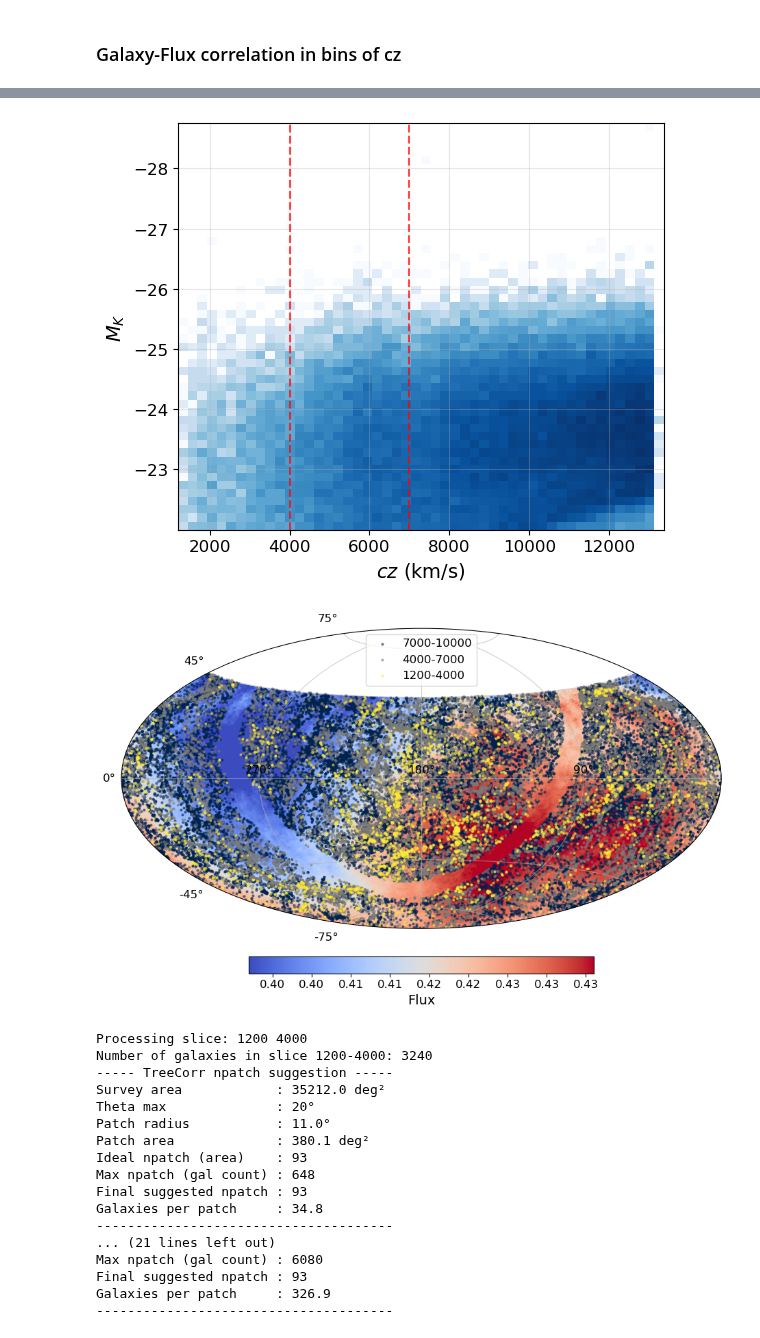
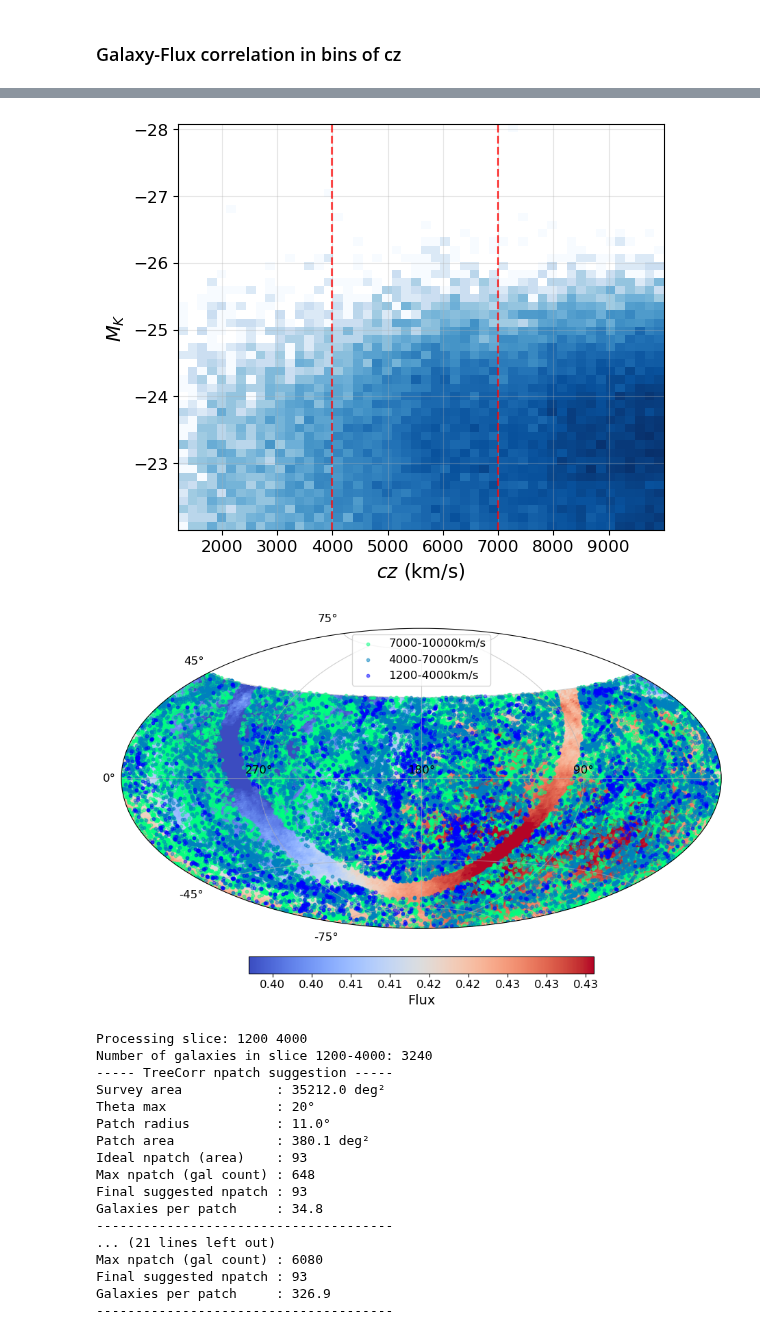
Before and after one commit to FedeDavilaKurban/Auger, a Jupyter notebook: plot2_GLADE_paper1.ipynb, the cells around one changed output, grey strips where cells are left out. Cells and saved outputs as stored; diff of their text form; code cells hidden in the pictures.

Commit message:
cleaned up plots

```diff
--- a/plot2_GLADE_paper1.ipynb
+++ b/plot2_GLADE_paper1.ipynb
@@ -193,12 +193,11 @@ fcat = treecorr.Catalog(ra=flux_ra, dec=flux_dec, k=flux_val,
 VISUALIZE GALAXY DISTRIBUTION BEFORE CORRELATIONS
 """
 cz_slices = [(1200, 4000), (4000, 7000), (7000, 10000)]
-colors = plt.cm.cividis(np.linspace(0, 1, len(cz_slices)))  # consistent color palette
+gxs = gxs[gxs['cz']<=cz_slices[-1][1]]  # limit to max cz for plotting
+colors = plt.cm.winter(np.linspace(0, 1, len(cz_slices)))  # consistent color palette
 
 # --- 1. Absolute magnitude vs cz ---
 fig, ax = plt.subplots(figsize=(6, 5))
-#for i, (cz_min, cz_max) in enumerate(cz_slices):
-#    gxs_slice = gxs[(gxs['cz'] > cz_min) & (gxs['cz'] <= cz_max)]
 ax.hist2d(gxs['cz'], gxs['M_K'], bins=[50, 50], cmap='Blues', norm=plt.matplotlib.colors.LogNorm())
 ax.axvline(4000, color='red', linestyle='--', alpha=0.7)
 ax.axvline(7000, color='red', linestyle='--', alpha=0.7)
@@ -210,6 +209,7 @@ ax.invert_yaxis()  # brighter galaxies at top
 #ax.legend()
 ax.grid(True, alpha=0.3)
 plt.tight_layout()
+plt.savefig('../plots/plot2_MK_vs_cz_GLADE.png', dpi=100)
 plt.show()
 
 # --- 2. Mollweide skymap ---
@@ -237,7 +237,7 @@ for i, (cz_min, cz_max) in enumerate(cz_slices[::-1]):
     dec_rad = np.radians(gxs_slice['Dec'])
     # Convert RA to [-π, π] for proper Mollweide projection
     ra_rad = -ra_rad+np.pi  # flip RA for astronomy convention
-    ax.scatter(ra_rad, dec_rad, s=4, alpha=0.5, color=colors[i], label=f'{cz_min}-{cz_max}')
+    ax.scatter(ra_rad, dec_rad, s=10, alpha=0.5, color=colors[-(i+1)], label=f'{cz_min}-{cz_max} km/s')
 
 # Set ticks
 xticks_deg = [270, 180, 90]
@@ -256,7 +256,7 @@ ax.set_yticklabels([f"{d}°" for d in yticks_deg])
 ax.legend()#(loc='lower center', bbox_to_anchor=(0.5, -0.2), ncol=len(cz_slices))
 ax.grid(True, alpha=0.6)
 plt.tight_layout()
-plt.savefig('../plots/skymap_galaxies_cz.png', dpi=300)
+plt.savefig('../plots/plot2_skymap_galaxies_cz.png', dpi=100)
 plt.show()
 
 
@@ -333,38 +333,38 @@ for i, (cz_min, cz_max) in enumerate(cz_slices):
     rk.process(rand_cat, fcat)
 
     xi, varxi = nk.calculateXi(rk=rk)
     rk_xi = rk.xi.copy()
 
     xi /= rk_xi  # Normalize by mean flux value
     varxi /= (rk_xi**2)  # Error propagation
 
     # # Use the raw values and compute correlation manually
     # xi = nk.xi / rk.xi - 1  # This gives (D-R)/R
     # varxi = nk.varxi / (rk.xi**2)  # Error propagation
 
     plt.fill_between(nk.meanr, xi - varxi**0.5, xi + varxi**0.5,
-                     color=colors[i], alpha=0.2)  # Add error band
-    plt.plot(nk.meanr, xi, color=colors[i], label=f'{cz_min} < cz <= {cz_max}')
+                     color=colors[i], alpha=0.4)  # Add error band
+    plt.plot(nk.meanr, xi, color=colors[i], label=f'{cz_min} < cz [km/s] <= {cz_max}')
 
 # Add colorbar using a dummy ScalarMappable
 # norm = plt.Normalize(vmin=cz_slices[0][0], vmax=cz_slices[-1][1])
 # sm = plt.cm.ScalarMappable(cmap='viridis', norm=norm)
 # sm.set_array([])  # dummy array
 # cbar = fig.colorbar(sm, ax=ax)
 # cbar.set_label('cz range')
 
 # Finalize plot
 ax.set_xlabel(r'$\theta$ (deg)')
 ax.set_ylabel(r'$w_{gF}(\theta)$')
 ax.grid()
 ax.legend(loc='upper right')
 plt.tight_layout()
-plt.savefig('../plots/gal_flux_correlation.png', dpi=300)  # Save the figure
+plt.savefig('../plots/plot2_gal_flux_correlation.png', dpi=100)  # Save the figure
 plt.show()
 # %% [output]
 Remaining galaxies after all cuts: 116978
-[figure, old version]
+[figure, new version]
-[figure, old version]
+[figure, new version]
 Processing slice: 1200 4000
 Number of galaxies in slice 1200-4000: 3240
 ----- TreeCorr npatch suggestion -----
```
Also changed, not shown: parts of 1 cell of this notebook, 2 other files.
